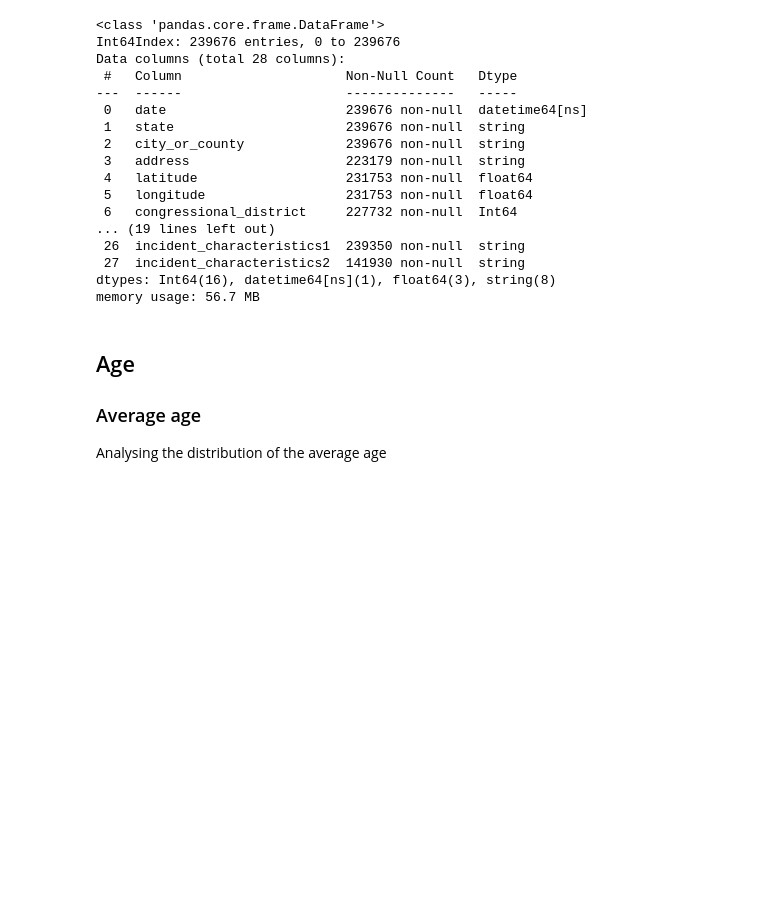
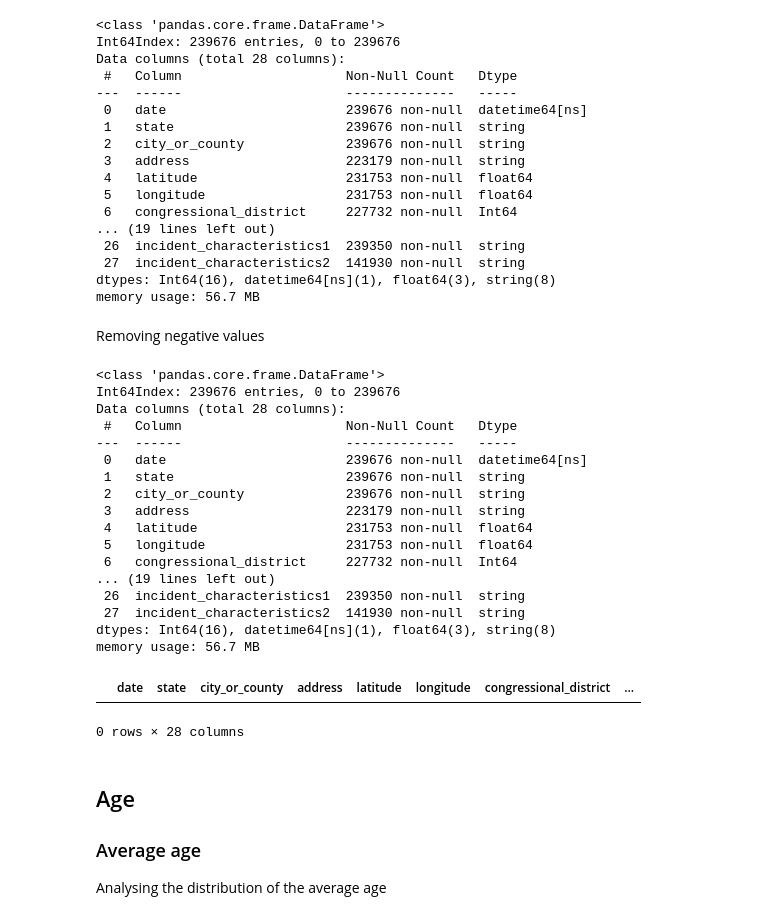
Before and after one commit to vezzusamu/dm-project, a Jupyter notebook: data_understanding.ipynb, the cells around one changed output. Cells and saved outputs as stored; diff of their text form; code cells hidden in the pictures; blank space fills up the shorter version.

```diff
--- a/data_understanding.ipynb
+++ b/data_understanding.ipynb
@@ -108,6 +108,44 @@ Data columns (total 28 columns):
  27  incident_characteristics2  141930 non-null  string
 dtypes: Int64(16), datetime64[ns](1), float64(3), string(8)
 memory usage: 56.7 MB
+# %% [markdown]
+Removing negative values
+# %%
+#dp_df = df[df.duplicated(keep=False)]
+#dp_df = df.groupby(['date','latitude','longitude']).any()
+#dp_df = df.drop_duplicates()
+#dp_df
+
+columns_to_check = ["n_arrested", "n_females", "n_injured", "n_males", "n_participants",
+                    "n_killed", "n_participants_adult", "n_participants_child",
+                    "n_participants_teen", "n_unharmed"]
+# Set values less than 0 to NaN for the specified columns
+for i in columns_to_check:
+    df.loc[df[i] < 0, i] = np.nan
+
+
+df.info()
+df[df["state"].isna()]
+# %% [output]
+<class 'pandas.core.frame.DataFrame'>
+Int64Index: 239676 entries, 0 to 239676
+Data columns (total 28 columns):
+ #   Column                     Non-Null Count   Dtype
+---  ------                     --------------   -----
+ 0   date                       239676 non-null  datetime64[ns]
+ 1   state                      239676 non-null  string
+ 2   city_or_county             239676 non-null  string
+ 3   address                    223179 non-null  string
+ 4   latitude                   231753 non-null  float64
+ 5   longitude                  231753 non-null  float64
+ 6   congressional_district     227732 non-null  Int64
+... (19 lines left out)
+ 26  incident_characteristics1  239350 non-null  string
+ 27  incident_characteristics2  141930 non-null  string
+dtypes: Int64(16), datetime64[ns](1), float64(3), string(8)
+memory usage: 56.7 MB
+|  | date | state | city_or_county | address | latitude | longitude | congressional_district | ... |
+0 rows × 28 columns
 # %% [markdown]
 ## Age
 ### Average age
```
Also changed, not shown: parts of 14 cells of this notebook.
